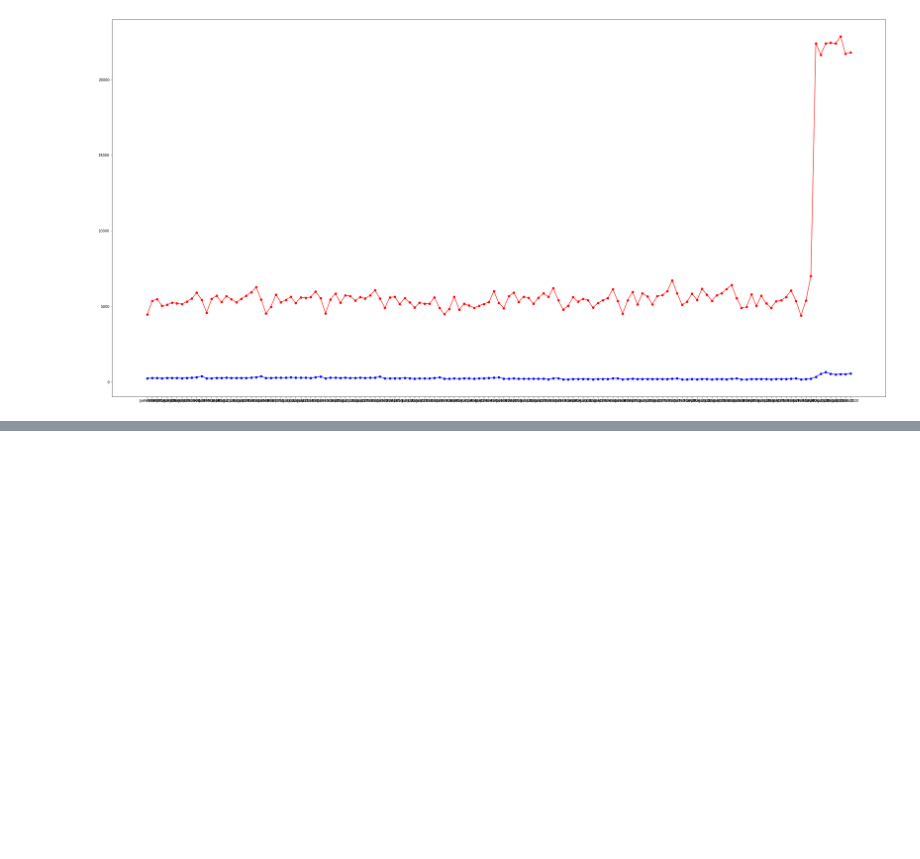
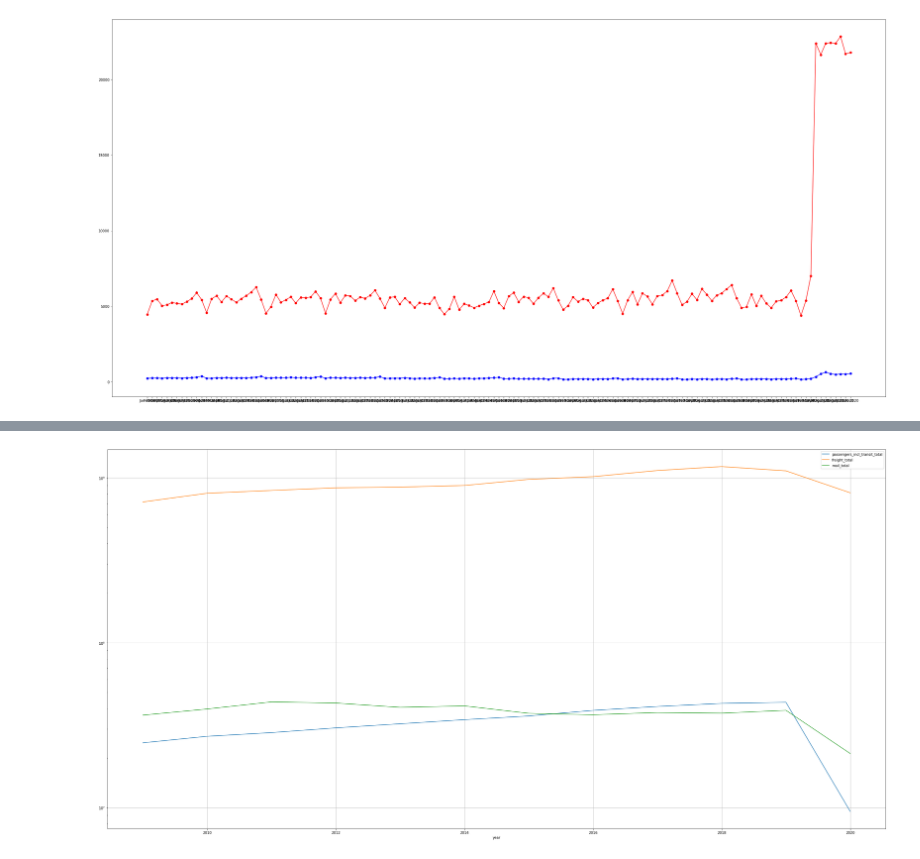
Before and after one commit to dianeyaneza/ebay-espresso, a Jupyter notebook: investigation/ratio_of_passengers_and_freight.ipynb, the cells around one changed output, grey strips where cells are left out. Drawn from its saved outputs; the diff is of its cells as text; code cells hidden in the pictures; blank space fills up the shorter version.

Commit message:
Playing with graphs

```diff
--- a/investigation/ratio_of_passengers_and_freight.ipynb
+++ b/investigation/ratio_of_passengers_and_freight.ipynb
@@ -73,3 +74,6 @@ ax1.plot_date(ratioData['date'], ratioData['mail_per_flight'],linestyle='-',colo
 plt.show()
 # %% [output]
 [figure]
+# %%
+ratioData_group = ratioData.groupby('year')
+ratioData_group.sum()
@@ -75,0 +112,7 @@ plt.show()
+# %%
+barPlot = ratioData_group[['passengers_incl_transit_total','freight_total','mail_total']].sum()
+barPlot.plot(kind='line',figsize=(40,20))
+plt.yscale('log')
+plt.grid()
+# %% [output]
+[figure, added]
```
Also changed, not shown: parts of 3 cells of this notebook.
